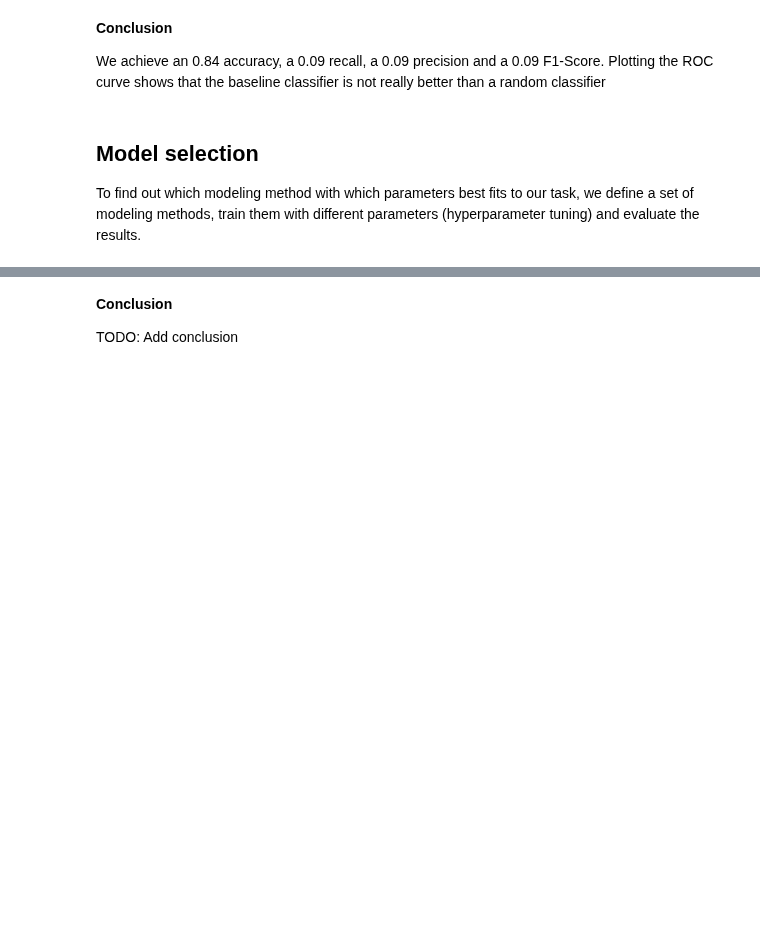
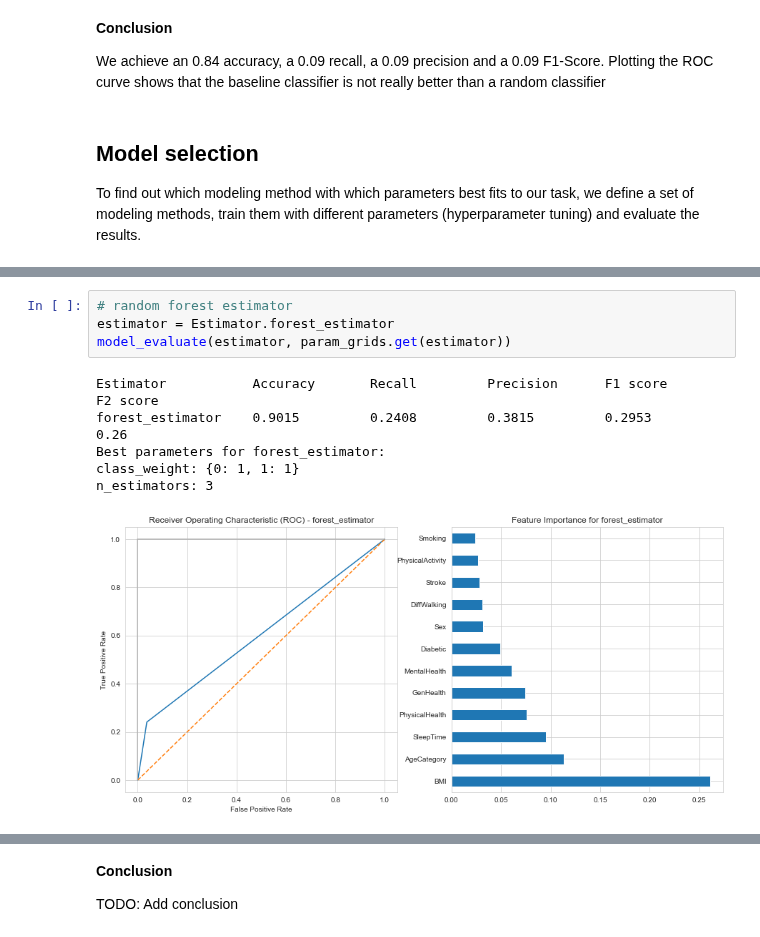
Before and after one commit to BenediktLueth/heartheroes, a Jupyter notebook: model_training.ipynb, the cells around one changed output, grey strips where cells are left out. Saved outputs shown, nothing was run; the diff lists cells and outputs as text; blank space fills up the shorter version.

```diff
--- a/model_training.ipynb
+++ b/model_training.ipynb
@@ -259,0 +250,11 @@ n_estimators: 3
+# %%
+# random forest estimator
+estimator = Estimator.forest_estimator
+model_evaluate(estimator, param_grids.get(estimator))
+# %% [output]
+Estimator           Accuracy       Recall         Precision      F1 score       F2 score
+forest_estimator    0.9015         0.2408         0.3815         0.2953         0.26
+Best parameters for forest_estimator:
+class_weight: {0: 1, 1: 1}
+n_estimators: 3
+[figure, added]
```
Also changed, not shown: parts of 19 cells of this notebook, 1 other file.
